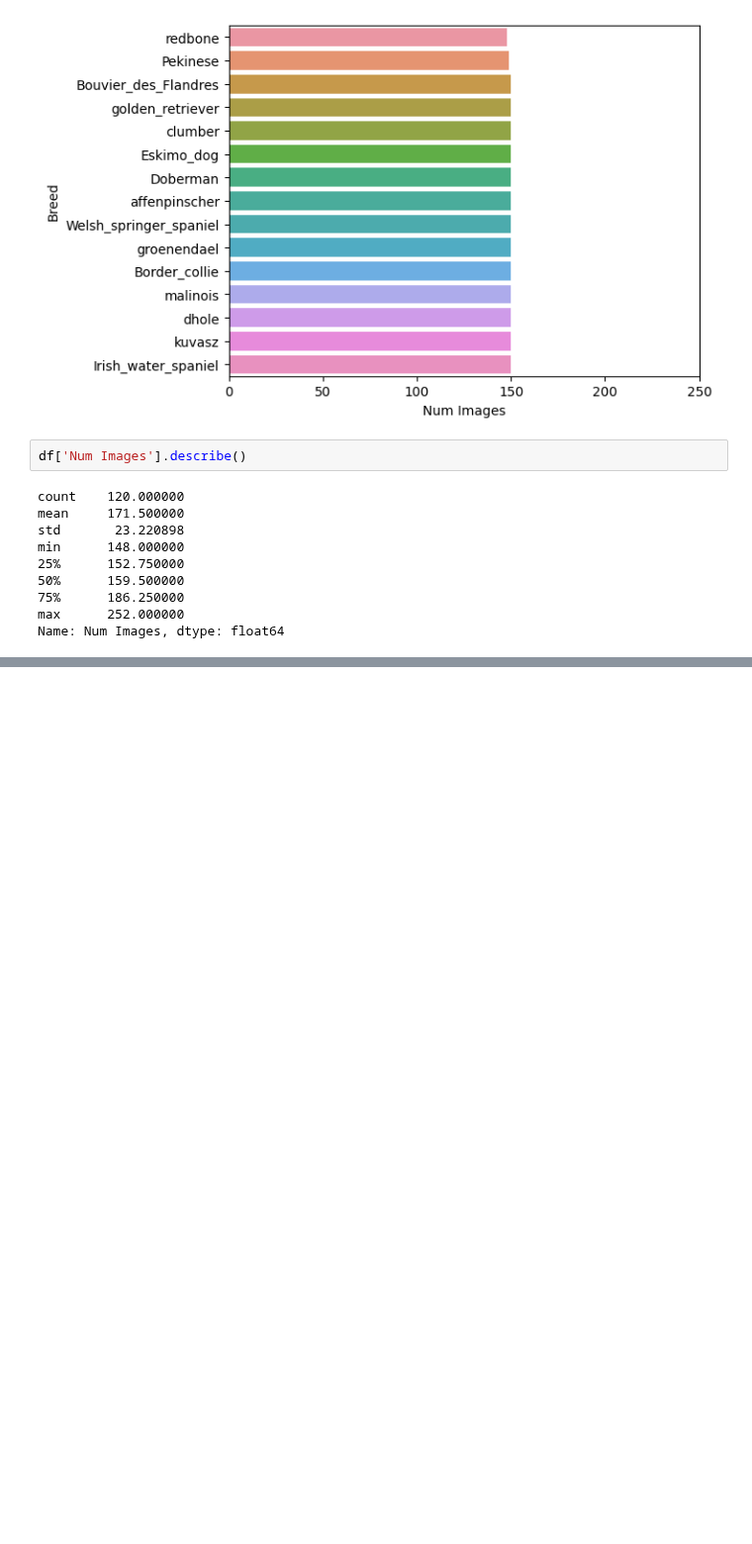
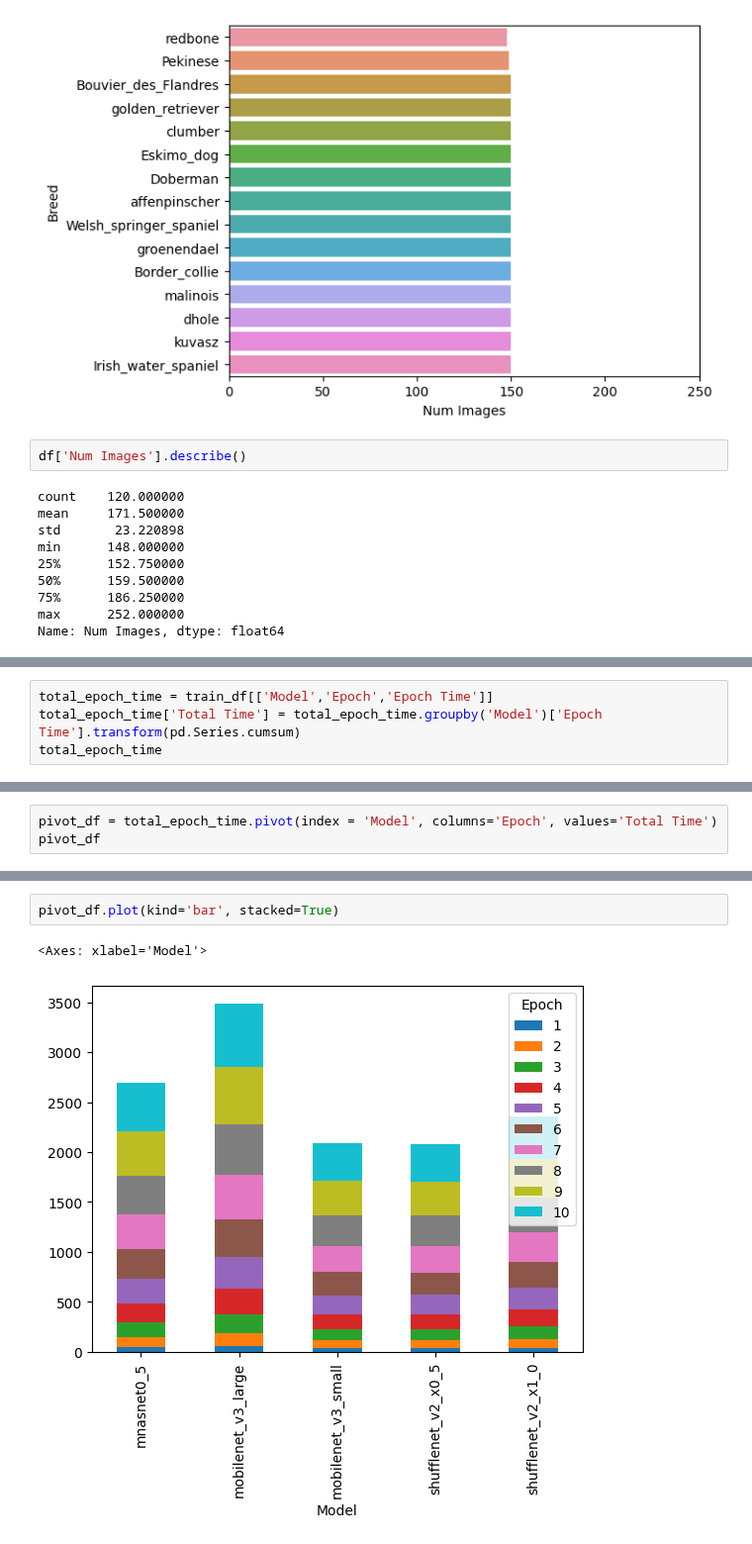
Before and after one commit to UVA-MLSys/Big-Data-Systems, a Jupyter notebook: Team 11/data_viz.ipynb, the cells around one changed output, grey strips where cells are left out. Shown at 99% size. Cells and saved outputs as stored; diff of their text form; blank space fills up the shorter version.

```diff
--- a/Team 11/data_viz.ipynb
+++ b/Team 11/data_viz.ipynb
@@ -68,0 +115,4 @@ Name: Num Images, dtype: float64
+# %%
+total_epoch_time = train_df[['Model','Epoch','Epoch Time']]
+total_epoch_time['Total Time'] = total_epoch_time.groupby('Model')['Epoch Time'].transform(pd.Series.cumsum)
+total_epoch_time
@@ -68,0 +142,3 @@ Name: Num Images, dtype: float64
+# %%
+pivot_df = total_epoch_time.pivot(index = 'Model', columns='Epoch', values='Total Time')
+pivot_df
@@ -68,0 +153,5 @@ Name: Num Images, dtype: float64
+# %%
+pivot_df.plot(kind='bar', stacked=True)
+# %% [output]
+<Axes: xlabel='Model'>
+[figure, added]
```
Also changed, not shown: parts of 7 cells of this notebook.
